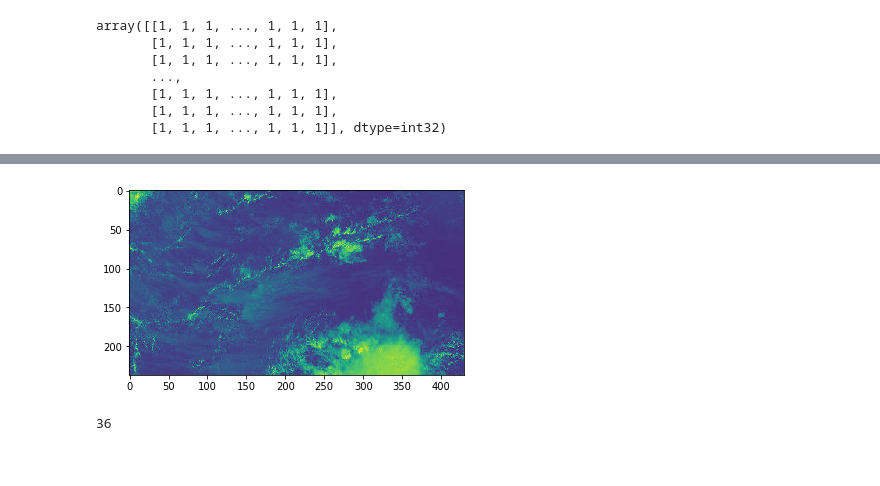
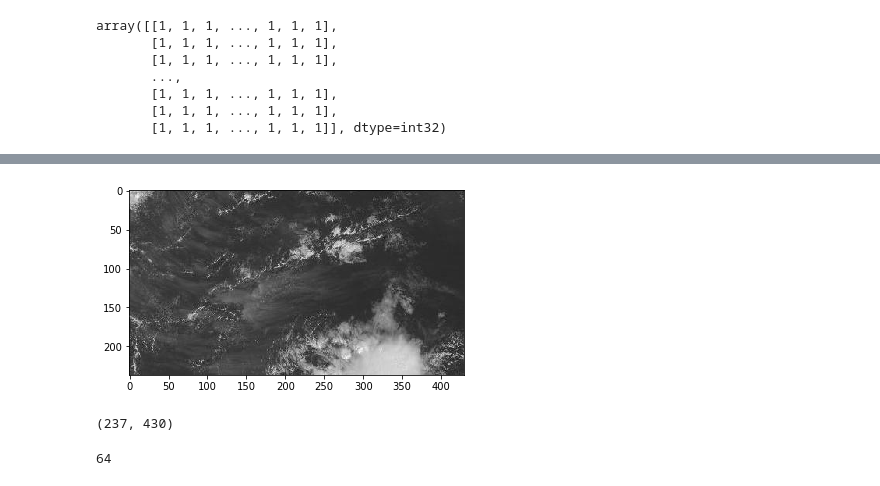
Before and after one commit to jonasagx/nephos, a Jupyter notebook: notebooks/buffer.ipynb, the cells around one changed output, grey strips where cells are left out. Drawn from its saved outputs; the diff is of its cells as text; code cells hidden in the pictures.

```diff
--- a/notebooks/buffer.ipynb
+++ b/notebooks/buffer.ipynb
@@ -104,8 +107,12 @@ plt.imshow(litleArea); plt.show()
 # %%
-plt.imshow(im1); plt.show()
+plt.imshow(imCv); plt.show()
 # %% [output]
-[figure, old version]
+[figure, new version]
-# %%
-len(litleArea)
-# %% [output]
-36
+# %%
+im1.shape
+# %% [output]
+(237, 430)
+# %%
+im1[236, 429]
+# %% [output]
+64
```
Also changed, not shown: parts of 10 cells of this notebook.
